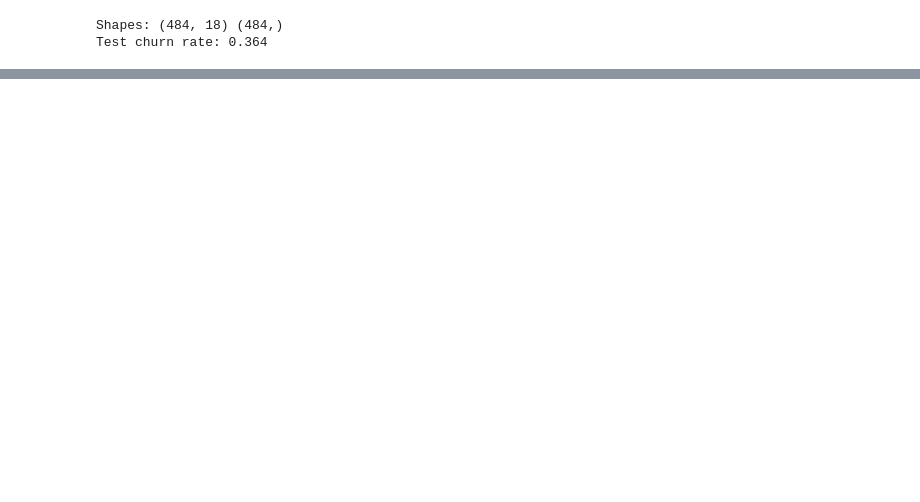
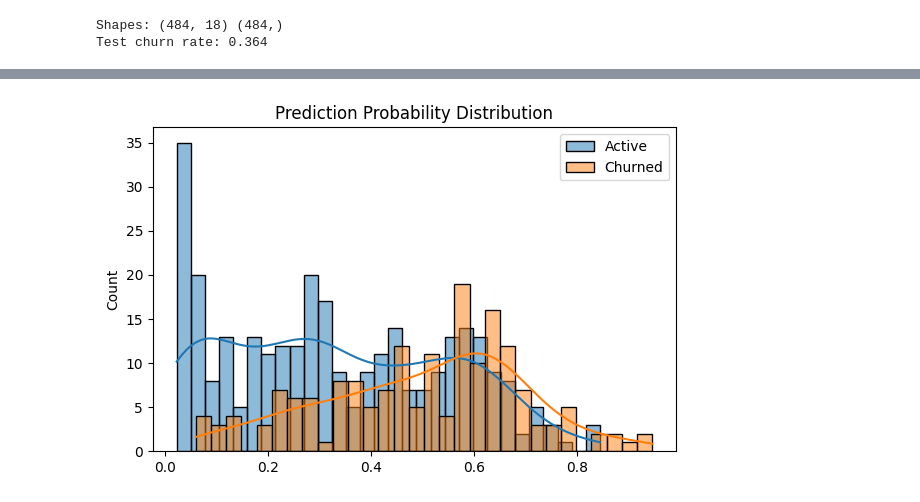
Before and after one commit to vinay-gupta-kandula/ecommerce-churn-prediction, a Jupyter notebook: notebooks/06_model_evaluation.ipynb, the cells around one changed output, grey strips where cells are left out. Saved outputs shown, nothing was run; the diff lists cells and outputs as text; code cells hidden in the pictures; blank space fills up the shorter version.

```diff
--- a/notebooks/06_model_evaluation.ipynb
+++ b/notebooks/06_model_evaluation.ipynb
@@ -193,0 +123,11 @@ This approach allows the business to focus resources on customers with the highe
+# %%
+plt.figure(figsize=(6,4))
+sns.histplot(y_prob[y_test==0], label="Active", bins=30, kde=True)
+sns.histplot(y_prob[y_test==1], label="Churned", bins=30, kde=True)
+plt.legend()
+plt.title("Prediction Probability Distribution")
+plt.tight_layout()
+plt.savefig("../visualizations/prediction_distribution.png")
+plt.show()
+# %% [output]
+[figure, added]
```
Also changed, not shown: parts of 22 cells of this notebook, 7 other files.
